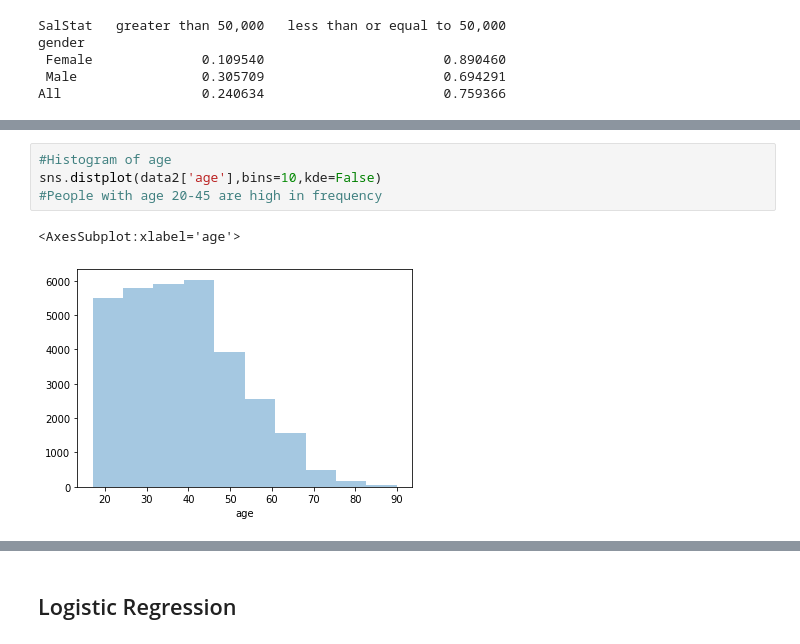
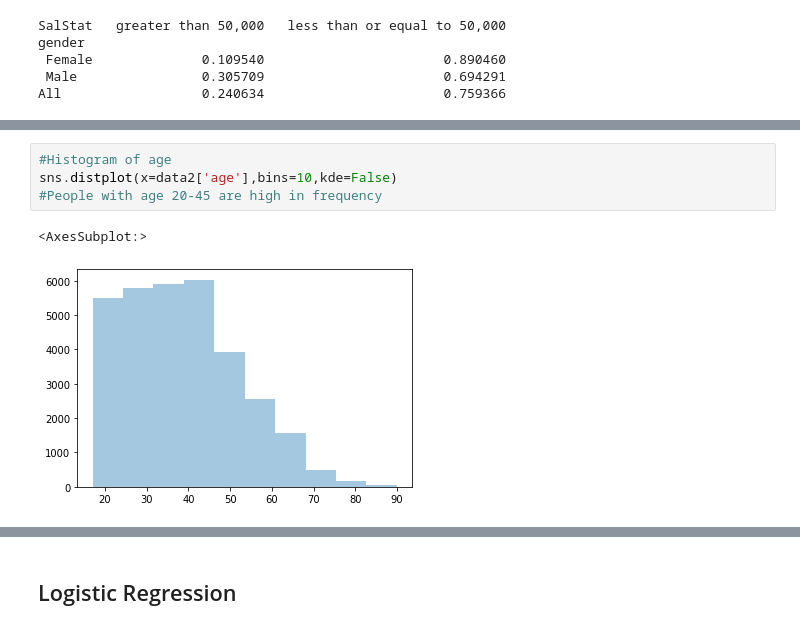
Before and after one commit to Azam4204/Subsidy, a Jupyter notebook: IncomeClassifier.ipynb, the cells around one changed output, grey strips where cells are left out. Cells and saved outputs as stored; diff of their text form.

```diff
--- a/IncomeClassifier.ipynb
+++ b/IncomeClassifier.ipynb
@@ -224,10 +224,10 @@ SalStat=sns.countplot(data2['SalStat'])
 [figure]
 # %%
 #Histogram of age
-sns.distplot(data2['age'],bins=10,kde=False)
+sns.distplot(x=data2['age'],bins=10,kde=False)
 #People with age 20-45 are high in frequency
 # %% [output]
-<AxesSubplot:xlabel='age'>
+<AxesSubplot:>
-[figure, old version]
+[figure, new version]
 # %%
 #Box Plot - Age vs Salary Status
```
Also changed, not shown: parts of 24 cells of this notebook.
